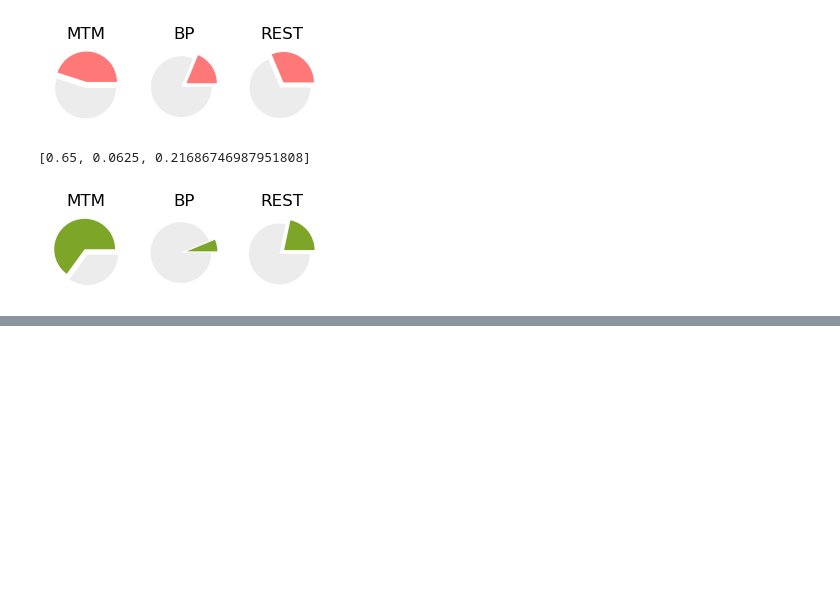
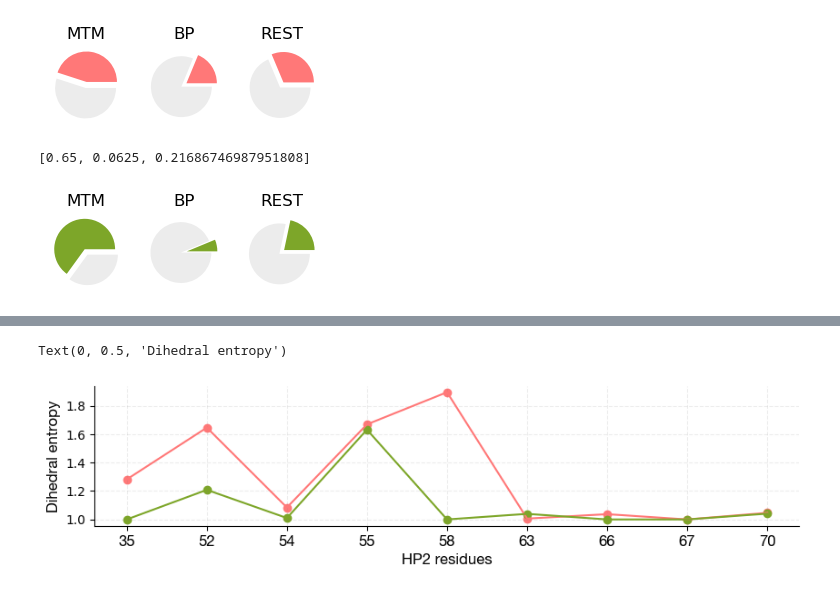
Before and after one commit to CSB-Thukral-Lab/LC3_conformations_scripts_data, a Jupyter notebook: scripts/dihedrals/dihedral_entropy_calculations/dihedral_entropy_pre_vs_bnd.ipynb, the cells around one changed output, grey strips where cells are left out. Drawn from its saved outputs; the diff is of its cells as text; code cells hidden in the pictures; blank space fills up the shorter version.

```diff
--- a/scripts/dihedrals/dihedral_entropy_calculations/dihedral_entropy_pre_vs_bnd.ipynb
+++ b/scripts/dihedrals/dihedral_entropy_calculations/dihedral_entropy_pre_vs_bnd.ipynb
@@ -616,0 +742,42 @@ plt.show()
+# %%
+font = {'family':'helvetica neue',
+            'color':  'black',
+            'weight': 'bold',
+            'size': 12
+            }
+rs={'family':'helvetica neue',
+    'size':12
+   }
+
+
+
+fig, ax = plt.subplots(figsize=(10,2))
+
+ax.plot(reg_entropy_returner(HP2, "PRE"), color='#FF7878')
+ax.scatter([x for x in range(len(reg_entropy_returner(HP2, "BND")))],
+           reg_entropy_returner(HP2, "PRE"), color='#FF7878')
+
+ax.plot(reg_entropy_returner(HP2, "BND"), color='#7DA629')
+ax.scatter([x for x in range(len(reg_entropy_returner(HP2, "BND")))],
+           reg_entropy_returner(HP2, "BND"), color='#7DA629')
+
+ax.yaxis.grid(color='gray', linestyle='dashed',alpha=0.15)
+ax.xaxis.grid(color='gray', linestyle='dashed',alpha=0.15)
+
+#ax.tick_params(labelsize=10)
+ax.spines['top'].set_visible(False)
+ax.spines['right'].set_visible(False)
+
+ax.set_xticks([i for i in range(len(HP2))],
+              HP2)
+ax.set_xticklabels(HP2, fontdict=font)
+
+# ax.set_yticks([0,0.2,0.4,0.6], [0,0.2,0.4,0.6])
+# ax.set_yticklabels([0,0.2,0.4,0.6], fontdict=font)
+
+
+ax.set_xlabel('HP2 residues', fontdict=font)
+ax.set_ylabel('Dihedral entropy', fontdict=font)
+# %% [output]
+Text(0, 0.5, 'Dihedral entropy')
+[figure, added]
```
Also changed, not shown: parts of 10 cells of this notebook, 53 other files.
